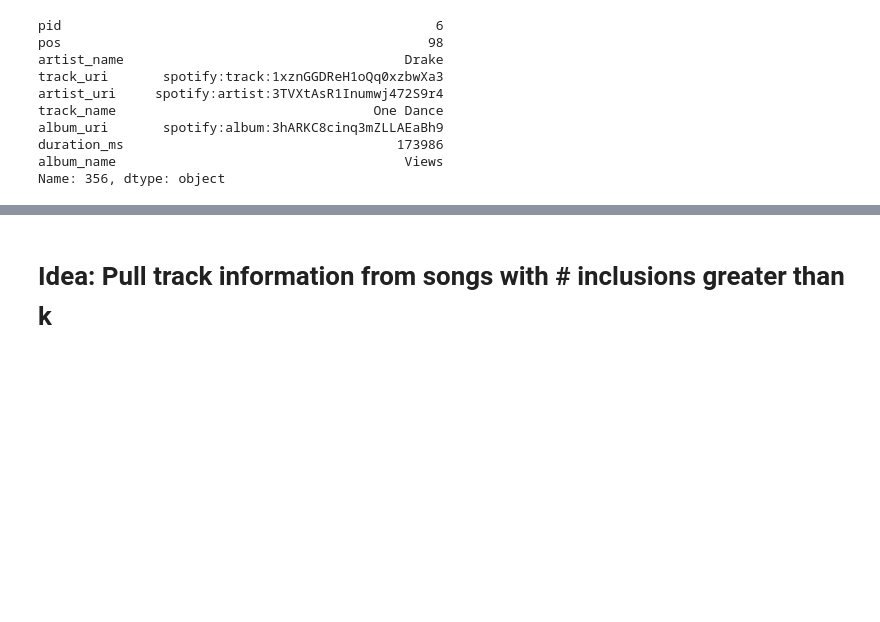
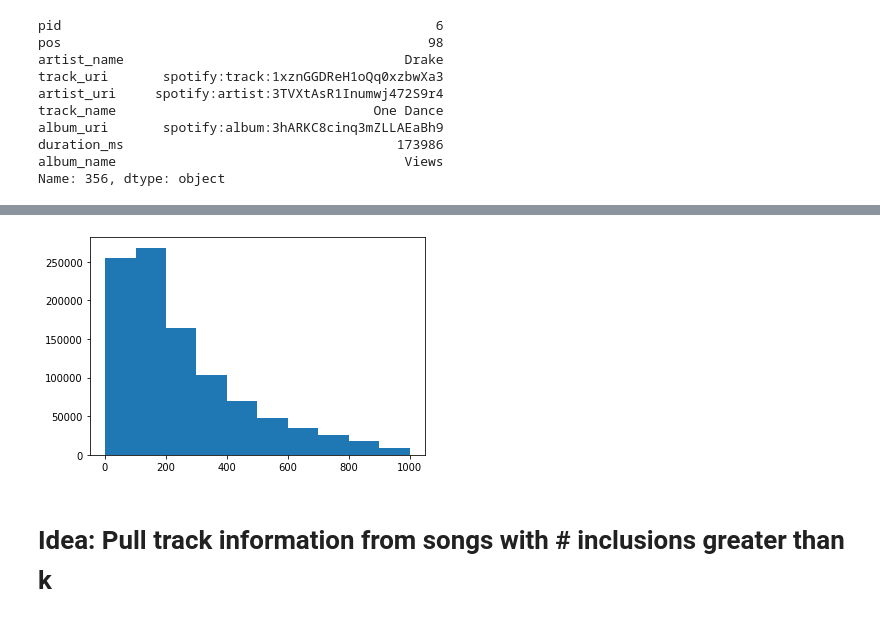
Before and after one commit to jackswisher/deep-playlist-reco, a Jupyter notebook: Spotify Playlist Exploration.ipynb, the cells around one changed output, grey strips where cells are left out. Cells and saved outputs as stored; diff of their text form; code cells hidden in the pictures; blank space fills up the shorter version.

```diff
--- a/Spotify Playlist Exploration.ipynb
+++ b/Spotify Playlist Exploration.ipynb
@@ -157,0 +182,2 @@ new_df.head()
+# %%
+duration = full_df.groupby(["fid", "pid"]).duration_ms.sum() / 60000
@@ -158,3 +220,8 @@ new_df.head()
+# %%
+plt.hist(duration[duration < 1000])
+plt.show()
+# %% [output]
+[figure, added]
 # %% [markdown]
 # Idea: Pull track information from songs with # inclusions greater than k
 # %%
```
Also changed, not shown: parts of 16 cells of this notebook.
